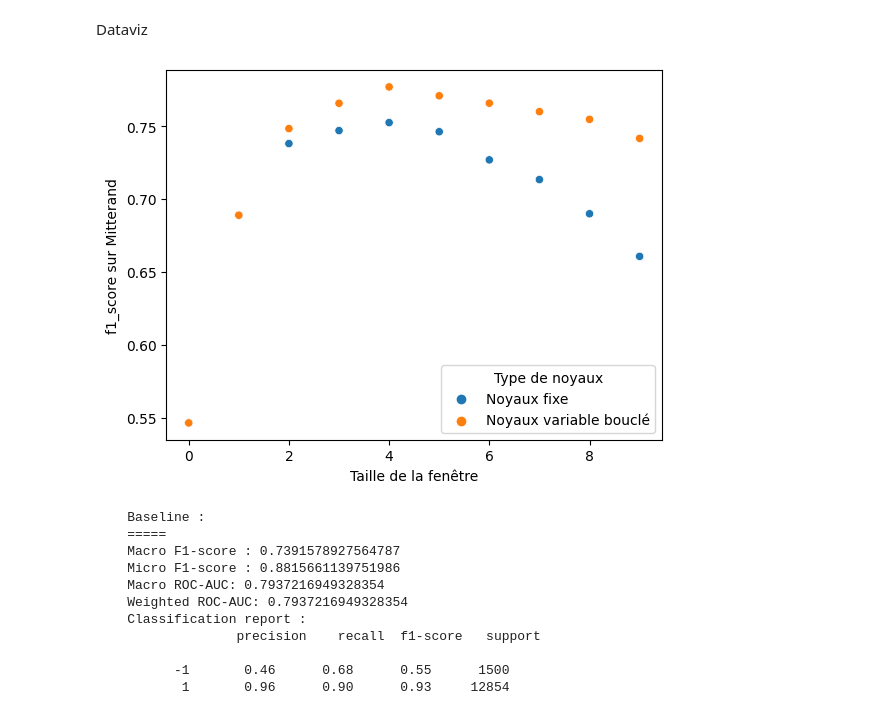
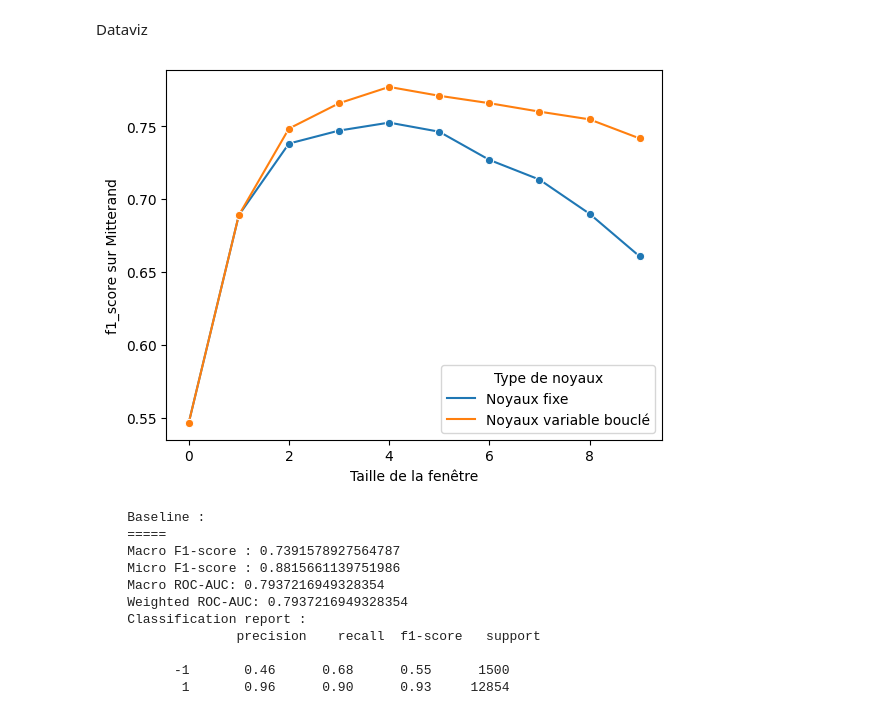
Before and after one commit to CharlesAttend/RITAL-Projet1, a Jupyter notebook: postprocessing.ipynb, the cells around one changed output. Saved outputs shown, nothing was run; the diff lists cells and outputs as text; code cells hidden in the pictures.

```diff
--- a/postprocessing.ipynb
+++ b/postprocessing.ipynb
@@ -107,14 +107,14 @@ Dataviz
 # %%
 df = pd.DataFrame({
     "Taille de la fenêtre": lx,
     "Noyaux fixe" : ly2,
     "Noyaux variable bouclé": ly
 })
 df_long = pd.melt(df, id_vars="Taille de la fenêtre", value_name="f1_score sur Mitterand", var_name="Type de noyaux")
-sns.scatterplot(data=df_long, x="Taille de la fenêtre", y="f1_score sur Mitterand", hue="Type de noyaux")
+sns.lineplot(data=df_long, x="Taille de la fenêtre", y="f1_score sur Mitterand", hue="Type de noyaux", marker="o")
 plt.savefig("./final_report/kernel_type_impact.png")
 # %% [output]
-[figure, old version]
+[figure, new version]
 # %%
 tmp = windows_post(y_hat)
 for i in range(2, 4):
```
Also changed, not shown: 3 other files.
